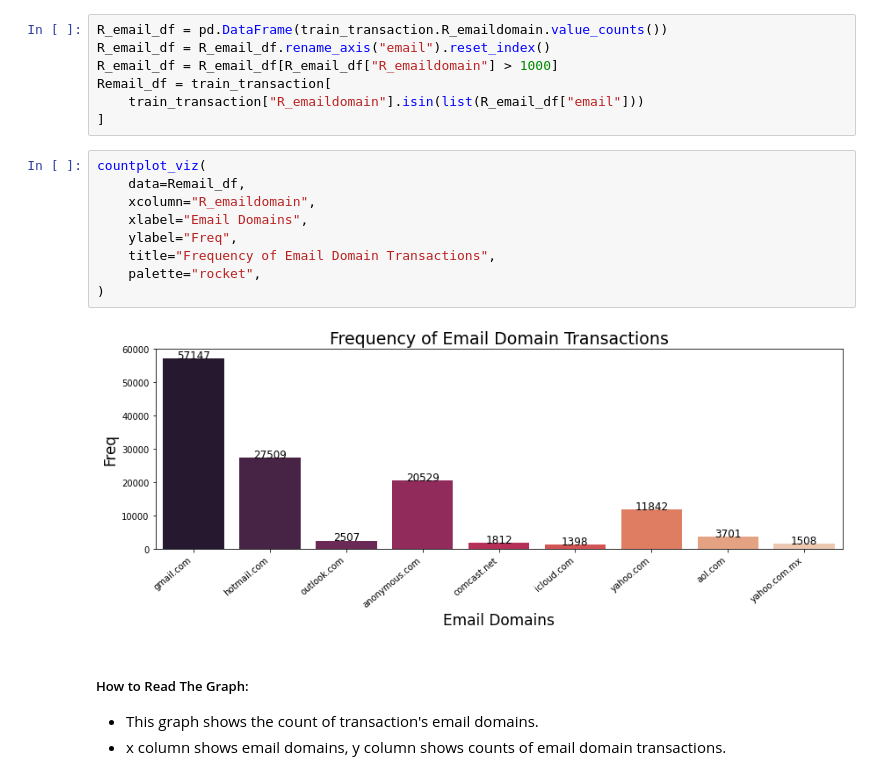
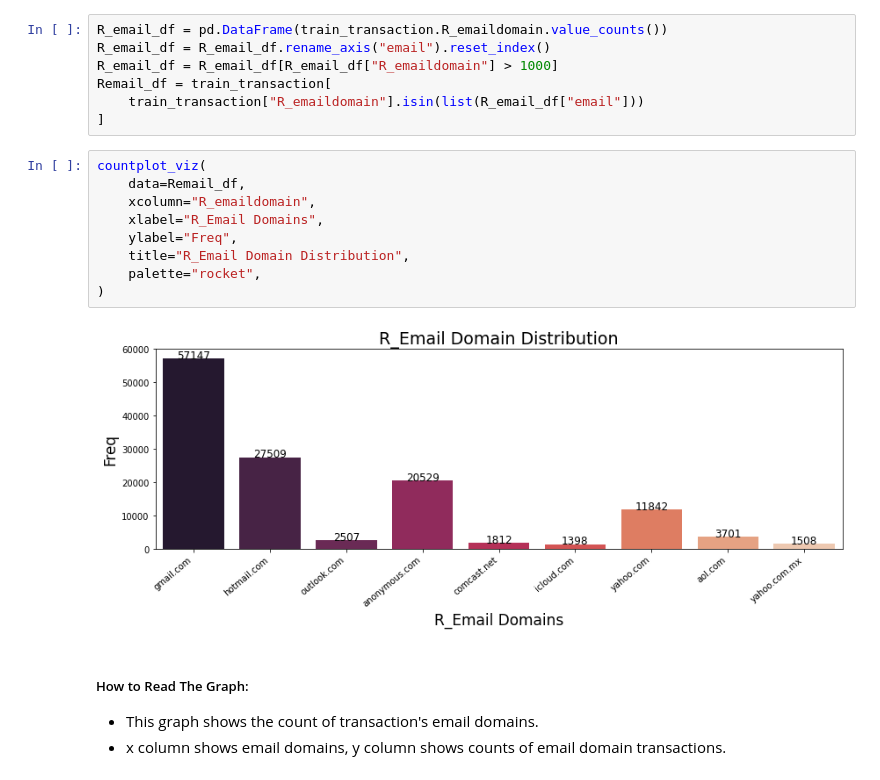
Before and after one commit to ElifKarakutukDinc/IEEE-CIS-Fraud-Detection, a Jupyter notebook: EDA.ipynb, the cells around one changed output. Cells and saved outputs as stored; diff of their text form.

Commit message:
changed title names of graphs

```diff
--- a/EDA.ipynb
+++ b/EDA.ipynb
@@ -513,14 +509,14 @@ Remail_df = train_transaction[
 # %%
 countplot_viz(
     data=Remail_df,
     xcolumn="R_emaildomain",
-    xlabel="Email Domains",
+    xlabel="R_Email Domains",
     ylabel="Freq",
-    title="Frequency of Email Domain Transactions",
+    title="R_Email Domain Distribution",
     palette="rocket",
 )
 # %% [output]
-[figure, old version]
+[figure, new version]
 # %% [markdown]
 ##### How to Read The Graph:
 * This graph shows the count of transaction's email domains.
```
Also changed, not shown: parts of 12 cells of this notebook.
